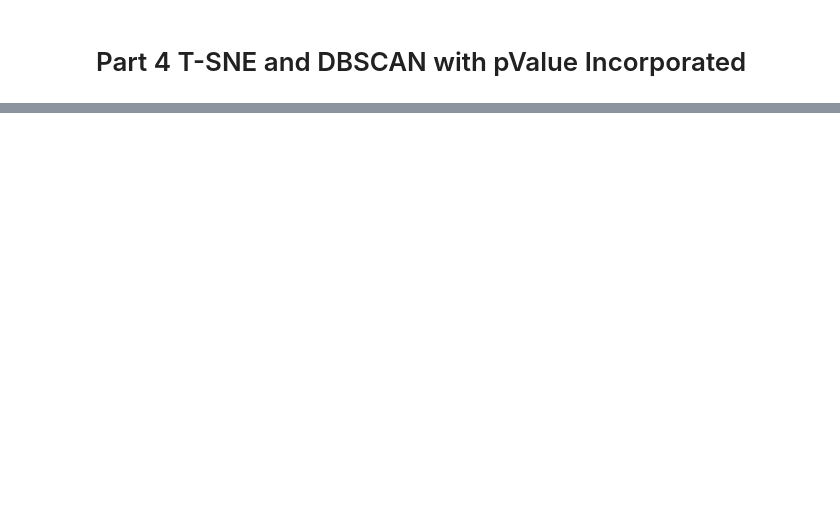
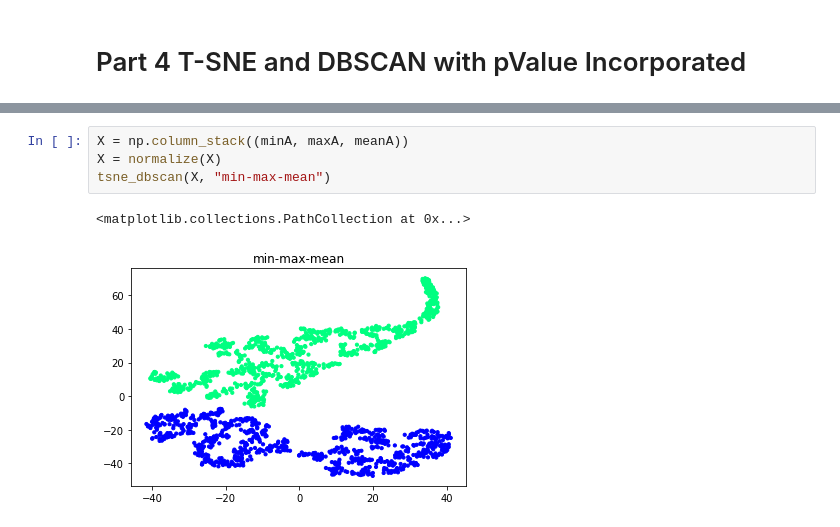
Before and after one commit to cc4351/teamtracking, a Jupyter notebook: 0613_Chen_Summary.ipynb, the cells around one changed output, grey strips where cells are left out. Saved outputs shown, nothing was run; the diff lists cells and outputs as text; blank space fills up the shorter version.

```diff
--- a/0613_Chen_Summary.ipynb
+++ b/0613_Chen_Summary.ipynb
@@ -256,0 +538,7 @@ Text(0.5, 1.0, 'last track - pValue variation')
+# %%
+X = np.column_stack((minA, maxA, meanA))
+X = normalize(X)
+tsne_dbscan(X, "min-max-mean")
+# %% [output]
+<matplotlib.collections.PathCollection at 0x...>
+[figure, added]
```
Also changed, not shown: parts of 17 cells of this notebook.
